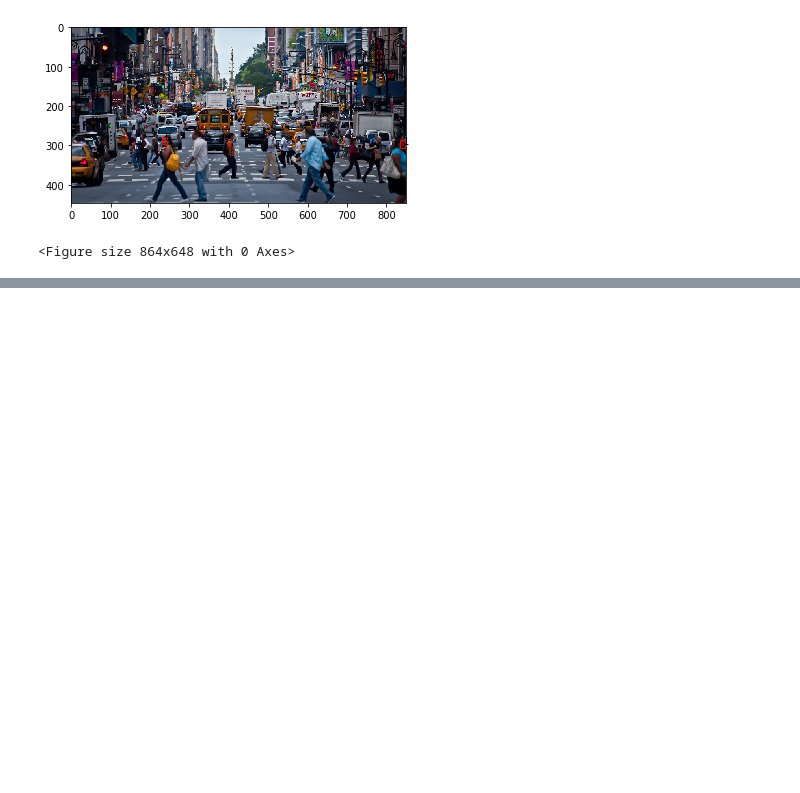
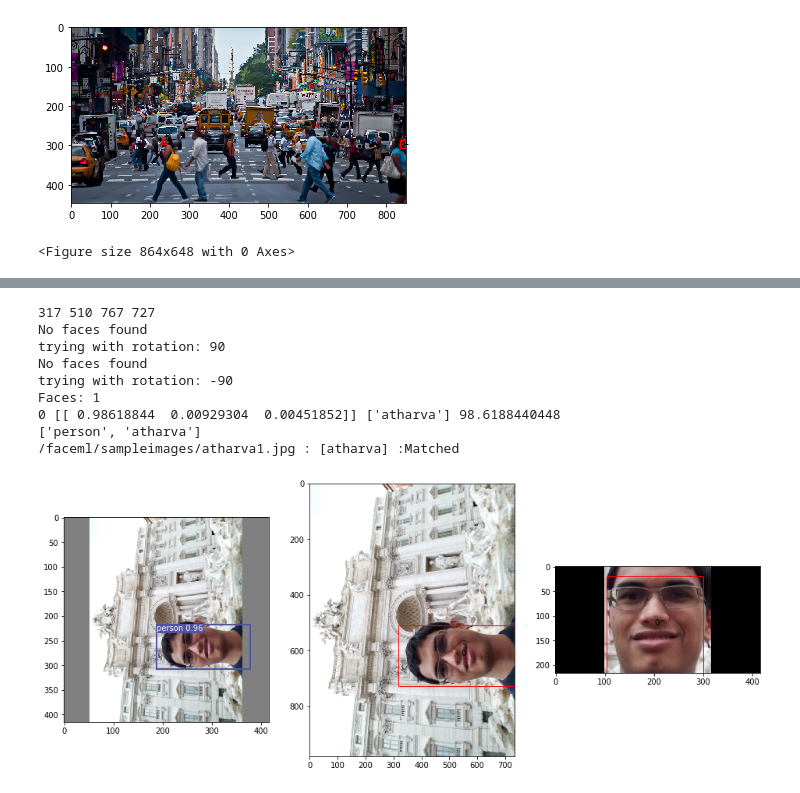
Before and after one commit to samirsdoshi/faceml, a Jupyter notebook: faceml/notebooks/detectface_keras.ipynb, the cells around one changed output, grey strips where cells are left out. Drawn from its saved outputs; the diff is of its cells as text; code cells hidden in the pictures; blank space fills up the shorter version.

```diff
--- a/faceml/notebooks/detectface_keras.ipynb
+++ b/faceml/notebooks/detectface_keras.ipynb
@@ -454,0 +489,14 @@ Faces: 1
+# %%
+image_file='/faceml/sampleimages/atharva1.jpg'
+detectfaces_scaled(image_file,"[atharva]",80)
+# %% [output]
+317 510 767 727
+No faces found
+trying with rotation: 90
+No faces found
+trying with rotation: -90
+Faces: 1
+0 [[ 0.98618844  0.00929304  0.00451852]] ['atharva'] 98.6188440448
+['person', 'atharva']
+/faceml/sampleimages/atharva1.jpg : [atharva] :Matched
+[figure, added]
```
Also changed, not shown: parts of 15 cells of this notebook, 14 other files.
